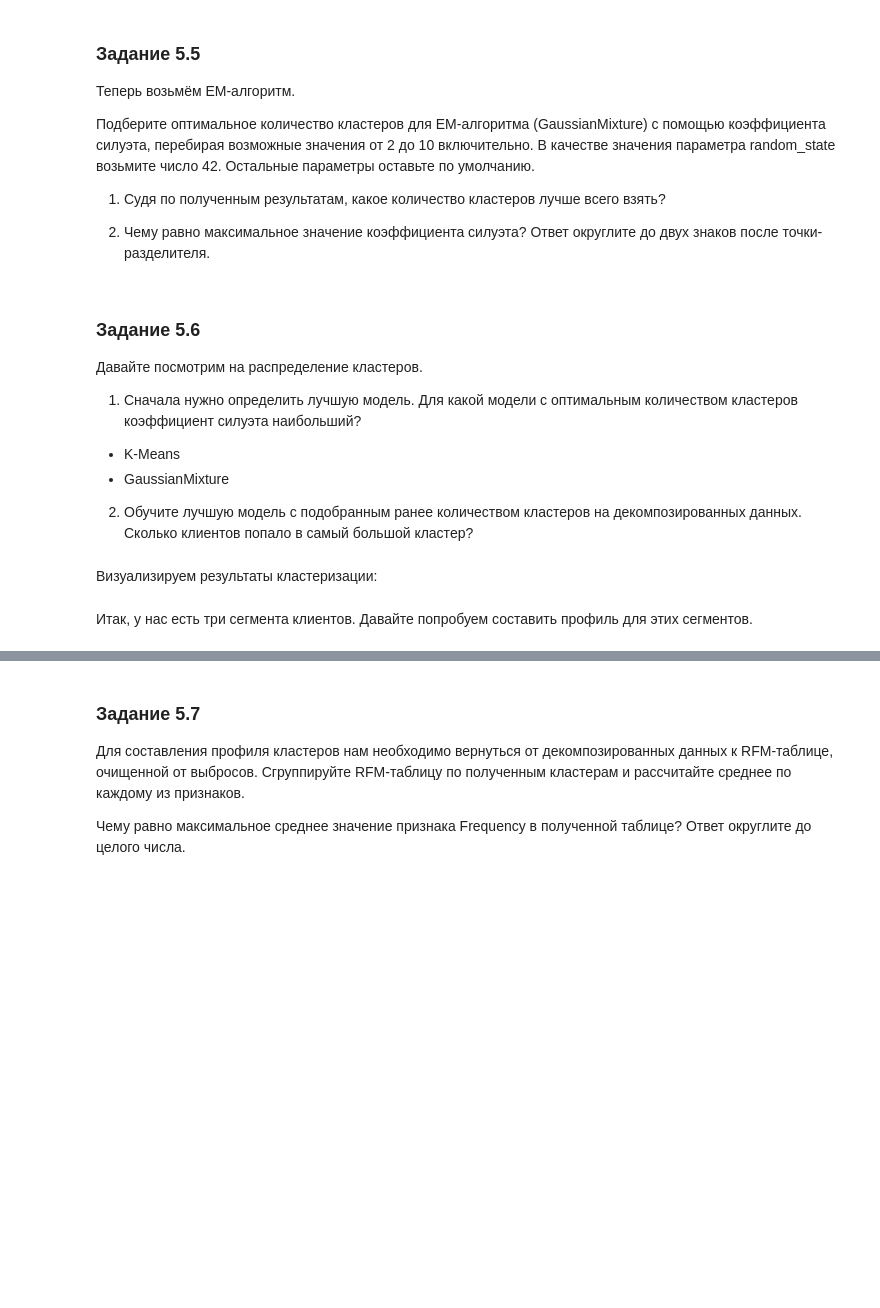
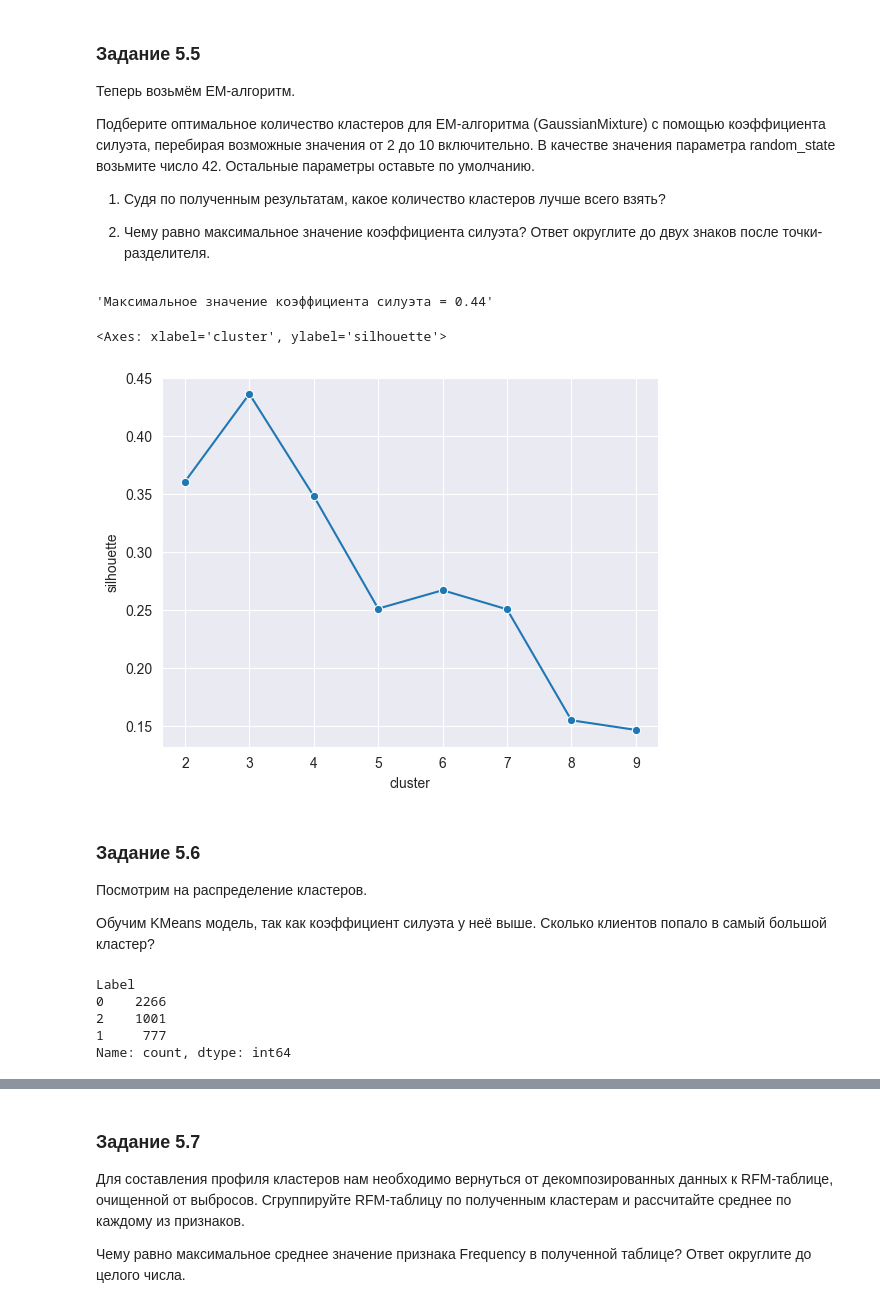
Before and after one commit to PlatArs/PROJECT-6, a Jupyter notebook: Project_6.ipynb, the cells around one changed output, grey strips where cells are left out. Cells and saved outputs as stored; diff of their text form; code cells hidden in the pictures; blank space fills up the shorter version.

```diff
--- a/Project_6.ipynb
+++ b/Project_6.ipynb
@@ -719,41 +719,31 @@ sns.lineplot(data=silhouette_df_kmeans, x="cluster", y="silhouette", marker= "o"
 2) Чему равно максимальное значение коэффициента силуэта? Ответ округлите до двух знаков после точки-разделителя.
 # %%
 def get_silhouette_em(cluster_num, X):
-    gm_clustering = GaussianMixture(n_clusters=cluster_num, random_state=42)
+    gm_clustering = GaussianMixture(n_components=cluster_num, random_state=42)
     gm_clustering.fit(X)
     silhouette = silhouette_score(X, gm_clustering.predict(X))
     return silhouette
 
 silhouette_res_em = {"silhouette": [], "cluster": []}
 
 X = rfm_table_processed
 
 for cluster_num in range(2, 10):
     silhouette_res_em["silhouette"].append(get_silhouette_em(cluster_num, X))
     silhouette_res_em["cluster"].append(cluster_num)
 
-silhouette_df_em = pd.DataFrame(silhouette_res)
-display(f'Максимальное значение коэффициента силуэта = {silhouette_df['silhouette'].max():.2f}')
+silhouette_df_em = pd.DataFrame(silhouette_res_em)
+display(f'Максимальное значение коэффициента силуэта = {max(silhouette_res_em['silhouette']):.2f}')
 
 sns.set_style("darkgrid")
-sns.lineplot(data=silhouette_df, x="cluster", y="silhouette", marker= "o")
-
-
-
-df['Clusters_GaussianMixture'] = gm_prediction
-display(gm_prediction)
-
-sns.scatterplot(x=df.Attack, y=df.Defense, c=gm_prediction)
+sns.lineplot(data=silhouette_res_em, x="cluster", y="silhouette", marker= "o")
+# %% [output]
+'Максимальное значение коэффициента силуэта = 0.44'
+<Axes: xlabel='cluster', ylabel='silhouette'>
+[figure, added]
 # %% [markdown]
 ### Задание 5.6
-Давайте посмотрим на распределение кластеров.
+Посмотрим на распределение кластеров.
 
-1) Сначала нужно определить лучшую модель. Для какой модели с оптимальным количеством кластеров коэффициент силуэта наибольший?
-* K-Means
-* GaussianMixture
-
-
-2) Обучите лучшую модель с подобранным ранее количеством кластеров на декомпозированных данных.
+Обучим KMeans модель, так как коэффициент силуэта у неё выше.
 Сколько клиентов попало в самый большой кластер?
-# %% [markdown]
-Визуализируем результаты кластеризации:
@@ -768,2 +750,12 @@ sns.scatterplot(
-# %% [markdown]
-Итак, у нас есть три сегмента клиентов. Давайте попробуем составить профиль для этих сегментов.
+# %%
+k_means =  KMeans(n_clusters=3, random_state=42)
+k_means.fit(rfm_table_processed)
+
+rfm_table_processed.loc[:, 'Label'] = k_means.labels_
+rfm_table_processed['Label'].value_counts()
+# %% [output]
+Label
+0    2266
+2    1001
+1     777
+Name: count, dtype: int64
```
Also changed, not shown: parts of 7 cells of this notebook.
